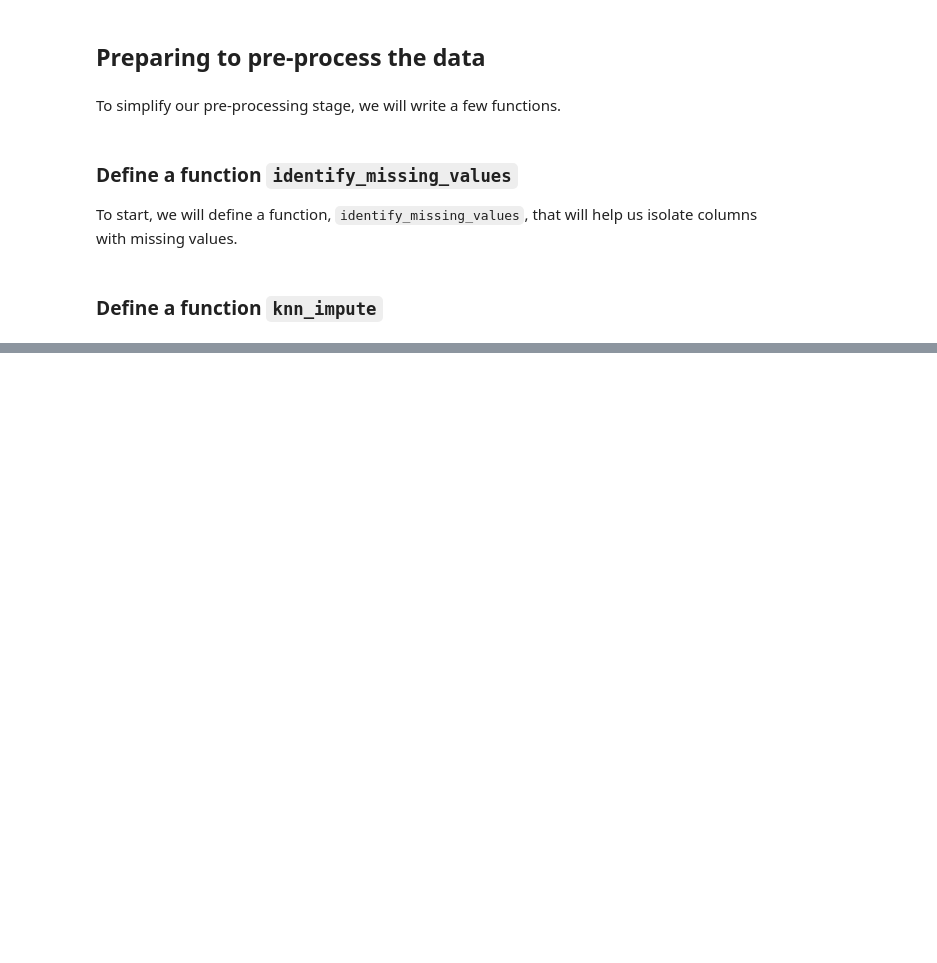
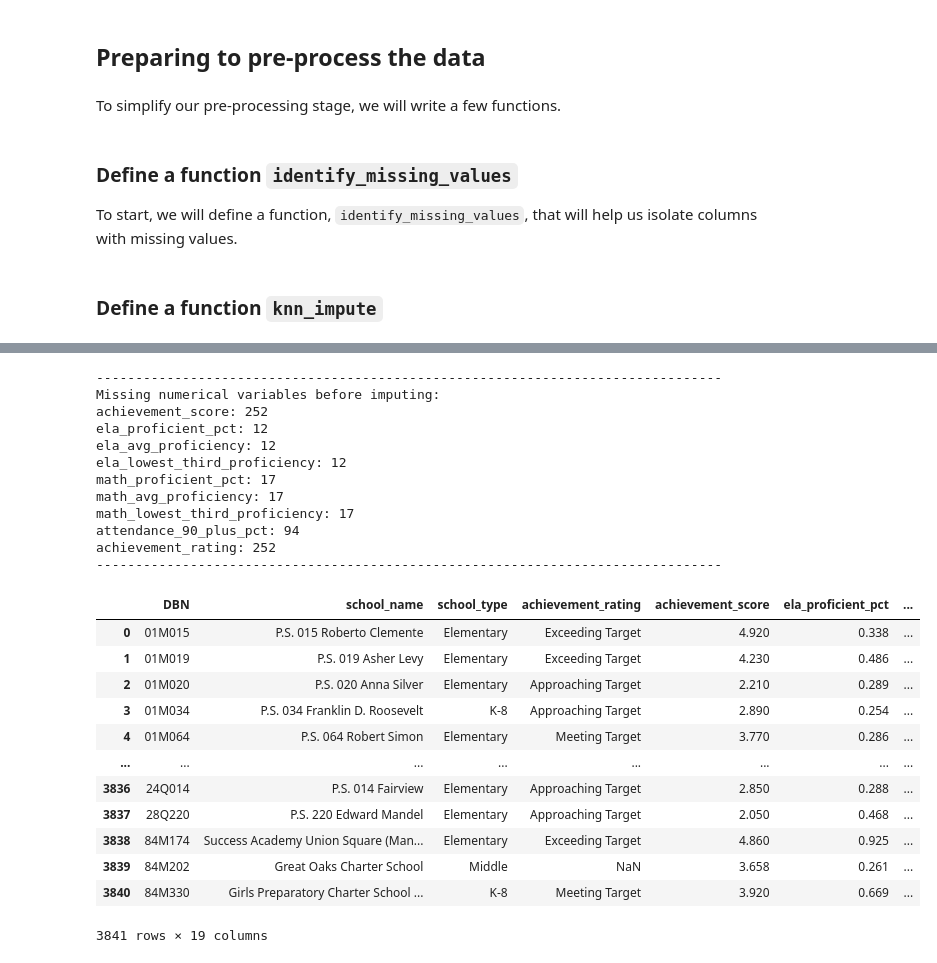
Before and after one commit to eraiken/Springboard, a Jupyter notebook: Capstone 3/3 - Data pre-processing.ipynb, the cells around one changed output, grey strips where cells are left out. Drawn from its saved outputs; the diff is of its cells as text; code cells hidden in the pictures; blank space fills up the shorter version.

```diff
--- a/Capstone 3/3 - Data pre-processing.ipynb
+++ b/Capstone 3/3 - Data pre-processing.ipynb
@@ -114,0 +123,29 @@ def knn_impute(df, n_neighbors=5):
+# %%
+combined_lg_achievemnet_imputed = knn_impute(combined_lg_achievement_df)
+combined_lg_achievemnet_imputed
+# %% [output]
+--------------------------------------------------------------------------------
+Missing numerical variables before imputing:
+achievement_score: 252
+ela_proficient_pct: 12
+ela_avg_proficiency: 12
+ela_lowest_third_proficiency: 12
+math_proficient_pct: 17
+math_avg_proficiency: 17
+math_lowest_third_proficiency: 17
+attendance_90_plus_pct: 94
+achievement_rating: 252
+--------------------------------------------------------------------------------
+|  | DBN | school_name | school_type | achievement_rating | achievement_score | ela_proficient_pct | ... |
+| 0 | 01M015 | P.S. 015 Roberto Clemente | Elementary | Exceeding Target | 4.920 | 0.338 | ... |
+| 1 | 01M019 | P.S. 019 Asher Levy | Elementary | Exceeding Target | 4.230 | 0.486 | ... |
+| 2 | 01M020 | P.S. 020 Anna Silver | Elementary | Approaching Target | 2.210 | 0.289 | ... |
+| 3 | 01M034 | P.S. 034 Franklin D. Roosevelt | K-8 | Approaching Target | 2.890 | 0.254 | ... |
+| 4 | 01M064 | P.S. 064 Robert Simon | Elementary | Meeting Target | 3.770 | 0.286 | ... |
+| ... | ... | ... | ... | ... | ... | ... | ... |
+| 3836 | 24Q014 | P.S. 014 Fairview | Elementary | Approaching Target | 2.850 | 0.288 | ... |
+| 3837 | 28Q220 | P.S. 220 Edward Mandel | Elementary | Approaching Target | 2.050 | 0.468 | ... |
+| 3838 | 84M174 | Success Academy Union Square (Man... | Elementary | Exceeding Target | 4.860 | 0.925 | ... |
+| 3839 | 84M202 | Great Oaks Charter School | Middle | NaN | 3.658 | 0.261 | ... |
+| 3840 | 84M330 | Girls Preparatory Charter School ... | K-8 | Meeting Target | 3.920 | 0.669 | ... |
+3841 rows × 19 columns
```
Also changed, not shown: parts of 17 cells of this notebook.
